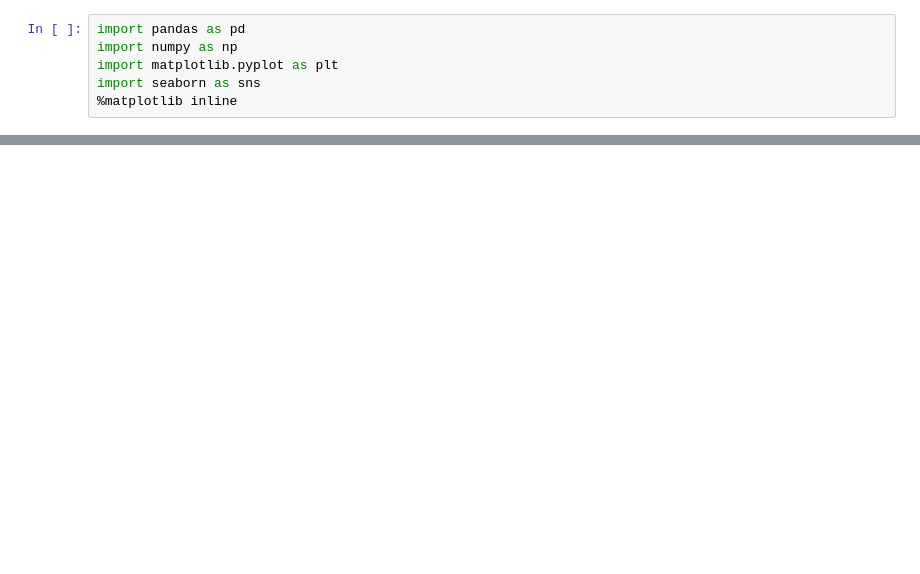
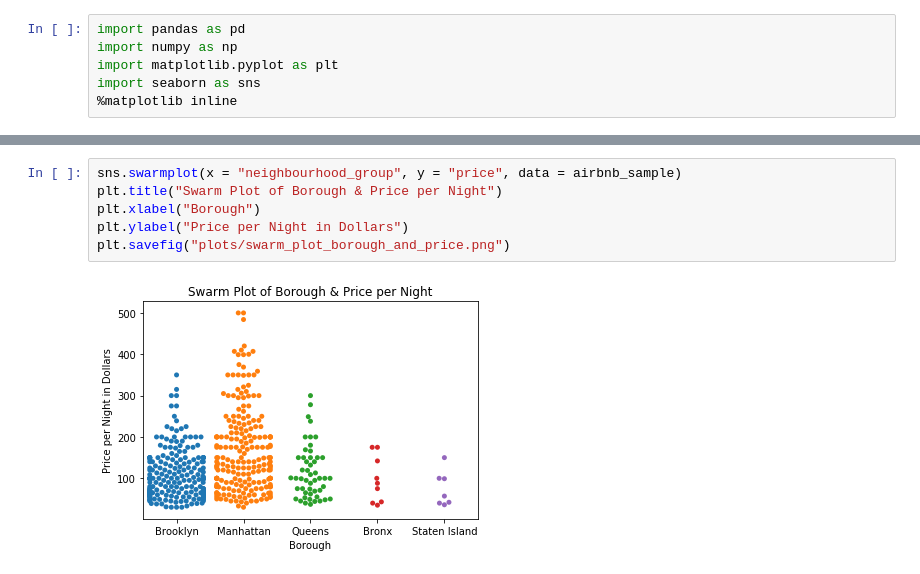
Before and after one commit to esm2000/ds_coursework_python, a Jupyter notebook: mat_328/project/relationships.ipynb, the cells around one changed output, grey strips where cells are left out. Drawn from its saved outputs; the diff is of its cells as text; blank space fills up the shorter version.

```diff
--- a/mat_328/project/relationships.ipynb
+++ b/mat_328/project/relationships.ipynb
@@ -89,0 +95,8 @@ plt.savefig("plots/average_price_by_room_type.png")
+# %%
+sns.swarmplot(x = "neighbourhood_group", y = "price", data = airbnb_sample)
+plt.title("Swarm Plot of Borough & Price per Night")
+plt.xlabel("Borough")
+plt.ylabel("Price per Night in Dollars")
+plt.savefig("plots/swarm_plot_borough_and_price.png")
+# %% [output]
+[figure, added]
```
Also changed, not shown: parts of 12 cells of this notebook, 1 other file.
